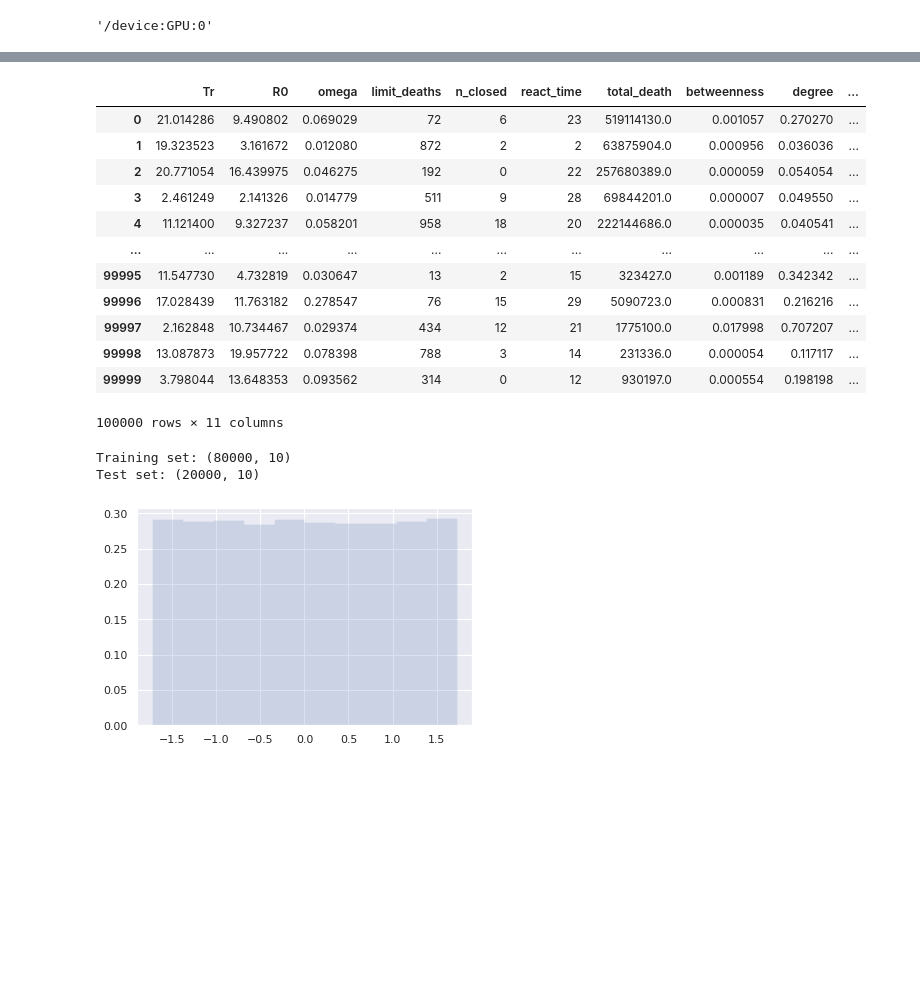
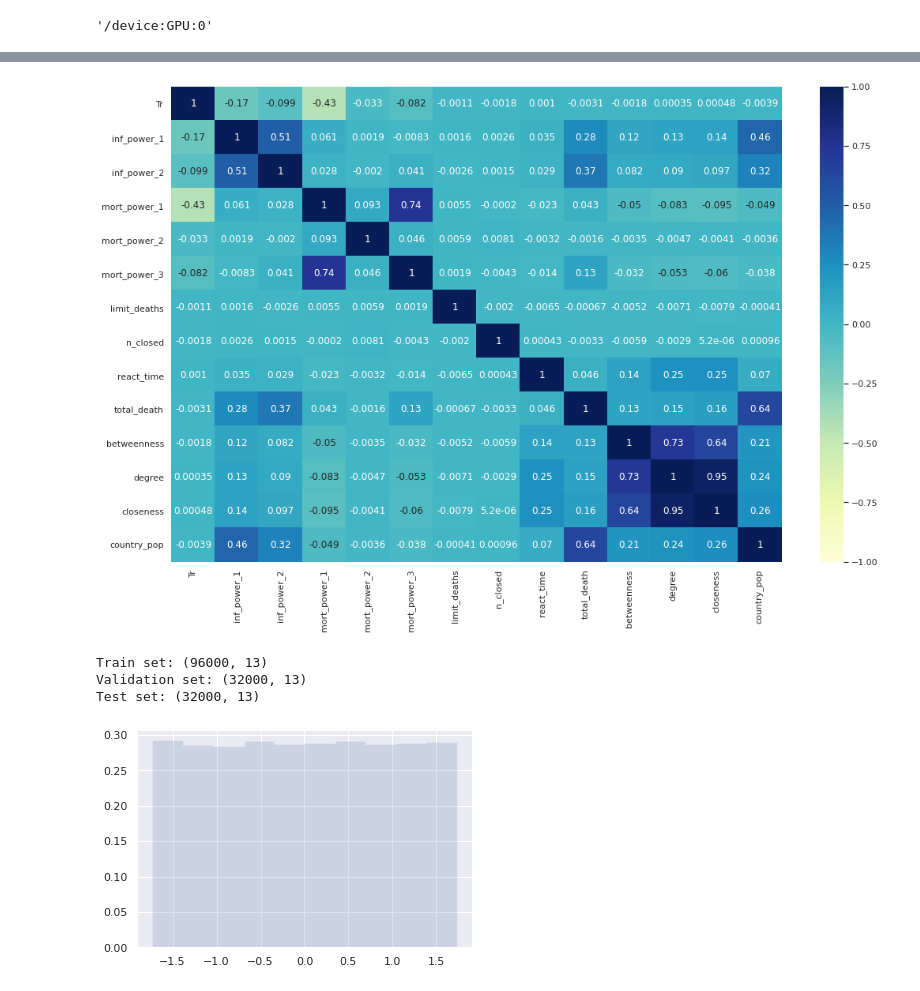
Before and after one commit to Albert-GM/TFM, a Jupyter notebook: notebooks/nn_colab-rev1.ipynb, the cells around one changed output, grey strips where cells are left out. Drawn from its saved outputs; the diff is of its cells as text; code cells hidden in the pictures; blank space fills up the shorter version.

```diff
--- a/notebooks/nn_colab-rev1.ipynb
+++ b/notebooks/nn_colab-rev1.ipynb
@@ -108,38 +77,26 @@ plt.tight_layout()
-# %%
-df_model = df[['Tr', 'infection_power', 'mortality_power', 'limit_deaths', 'n_closed', 'react_time',
-               'total_death', 'betweenness', 'degree', 'closeness', 'country_pop']]
-
-df_model = df[['Tr', 'R0', 'omega', 'limit_deaths', 'n_closed', 'react_time',
-               'total_death', 'betweenness', 'degree', 'closeness', 'country_pop']]
-
-# df_model = df_model.sample(30000) # par entrenar con menos muestras
-
-size_data = int(len(df) / 1000)
-
-df_model
-# %% [output]
-|  | Tr | R0 | omega | limit_deaths | n_closed | react_time | total_death | betweenness | degree | ... |
-| 0 | 21.014286 | 9.490802 | 0.069029 | 72 | 6 | 23 | 519114130.0 | 0.001057 | 0.270270 | ... |
-| 1 | 19.323523 | 3.161672 | 0.012080 | 872 | 2 | 2 | 63875904.0 | 0.000956 | 0.036036 | ... |
-| 2 | 20.771054 | 16.439975 | 0.046275 | 192 | 0 | 22 | 257680389.0 | 0.000059 | 0.054054 | ... |
-| 3 | 2.461249 | 2.141326 | 0.014779 | 511 | 9 | 28 | 69844201.0 | 0.000007 | 0.049550 | ... |
-| 4 | 11.121400 | 9.327237 | 0.058201 | 958 | 18 | 20 | 222144686.0 | 0.000035 | 0.040541 | ... |
-| ... | ... | ... | ... | ... | ... | ... | ... | ... | ... | ... |
-| 99995 | 11.547730 | 4.732819 | 0.030647 | 13 | 2 | 15 | 323427.0 | 0.001189 | 0.342342 | ... |
-| 99996 | 17.028439 | 11.763182 | 0.278547 | 76 | 15 | 29 | 5090723.0 | 0.000831 | 0.216216 | ... |
-| 99997 | 2.162848 | 10.734467 | 0.029374 | 434 | 12 | 21 | 1775100.0 | 0.017998 | 0.707207 | ... |
-| 99998 | 13.087873 | 19.957722 | 0.078398 | 788 | 3 | 14 | 231336.0 | 0.000054 | 0.117117 | ... |
-| 99999 | 3.798044 | 13.648353 | 0.093562 | 314 | 0 | 12 | 930197.0 | 0.000554 | 0.198198 | ... |
-100000 rows × 11 columns
-# %%
-X = df_model.drop('total_death', axis=1)
-y = df_model['total_death']
-
-X_train, X_test, y_train, y_test = train_test_split(X, y, test_size=0.2, random_state=42)
-
-print(f"Training set: {X_train.shape}")
-print(f"Test set: {X_test.shape}")
-# %% [output]
-Training set: (80000, 10)
-Test set: (20000, 10)
+# %%
+features = ['Tr', 'inf_power_1', 'inf_power_2', 'mort_power_1', 'mort_power_2', 'mort_power_3', 'limit_deaths',
+           'n_closed', 'react_time','total_death', 'betweenness', 'degree', 'closeness', 'country_pop']
+
+df = df[features]
+
+corr_matrix = df.corr()
+fig, ax = plt.subplots(1, 1, figsize=(15, 10))
+sns.heatmap(corr_matrix, vmax=1, vmin=-1, annot=True, cmap="YlGnBu", ax=ax)
+plt.tight_layout()
+# %% [output]
+[figure, added]
+# %%
+X_train, X_val, X_test, y_train, y_val, y_test = make_train_val_test(df)
+
+size_data = int(len(X_train) / 1000)
+num_features= len(X_train.columns)
+
+print(f"Train set: {X_train.shape}")
+print(f"Validation set: {X_val.shape}")
+print(f"Test set: {X_test.shape}")
+# %% [output]
+Train set: (96000, 13)
+Validation set: (32000, 13)
+Test set: (32000, 13)
 # %%
```
Also changed, not shown: parts of 15 cells of this notebook, 9 other files.
